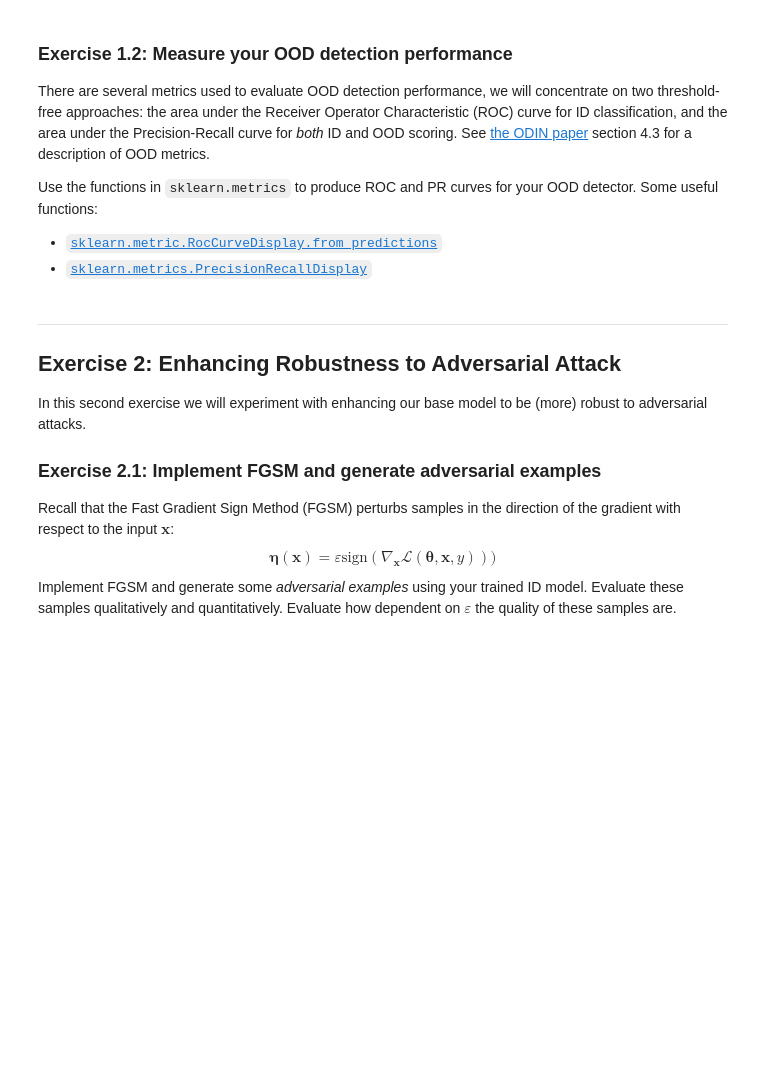
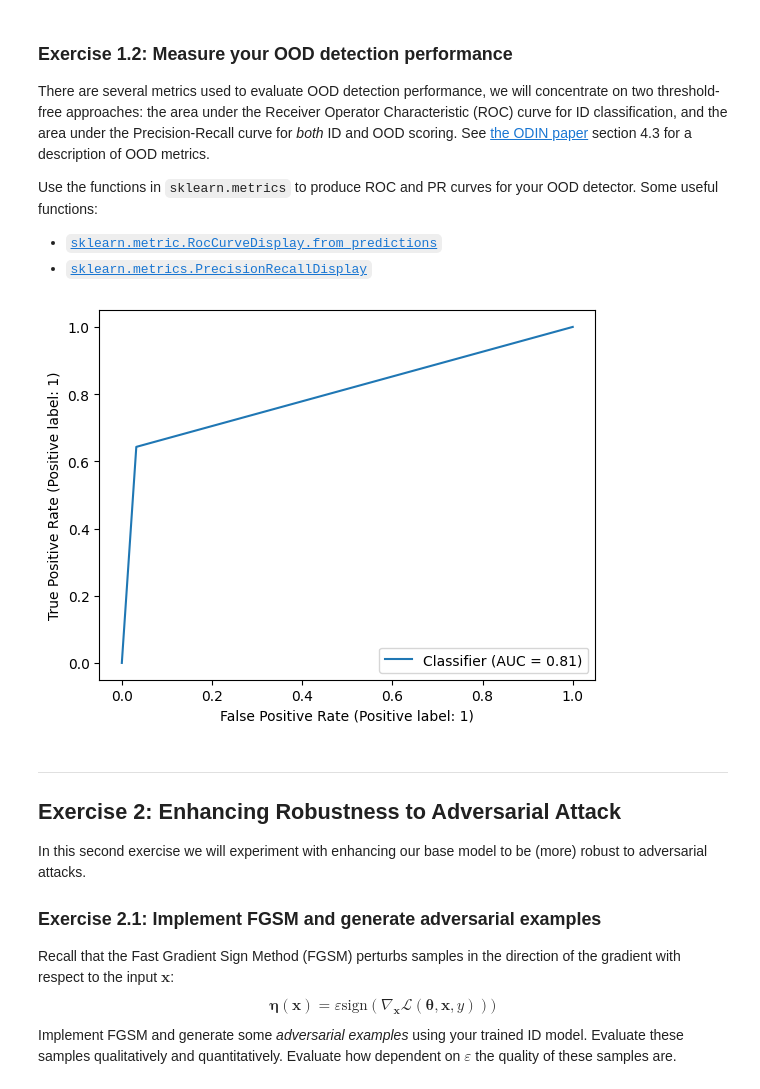
Before and after one commit to Cascetto/dla_labs, a Jupyter notebook: Lab4_OOD.ipynb, the cells around one changed output. Drawn from its saved outputs; the diff is of its cells as text; code cells hidden in the pictures; blank space fills up the shorter version.

```diff
--- a/Lab4_OOD.ipynb
+++ b/Lab4_OOD.ipynb
@@ -227,3 +281,20 @@ Use the functions in `sklearn.metrics` to produce ROC and PR curves for your OOD
 + [`sklearn.metrics.PrecisionRecallDisplay`](https://scikit-learn.org/stable/modules/generated/sklearn.metrics.PrecisionRecallDisplay.html)
 # %%
 # Your code here.
+from sklearn.metrics import RocCurveDisplay, PrecisionRecallDisplay
+@torch.no_grad()
+def ood_roc_test(model, dataloader):
+    predictions = []
+    true_values = []
+    for x, y in dataloader:
+        x = x.to(device)
+        logits = model(x)
+        predictions.append(logits.argmax(dim=1).cpu())
+        true_values.append(y)
+    predictions = torch.cat(predictions, dim=0)
+    true_values = torch.cat(true_values, dim=0)
+    RocCurveDisplay.from_predictions(true_values == 0, predictions == 0)
+# %%
+ood_roc_test(model, dl_test)
+# %% [output]
+[figure, added]
```
Also changed, not shown: parts of 19 cells of this notebook, 1 other file.
